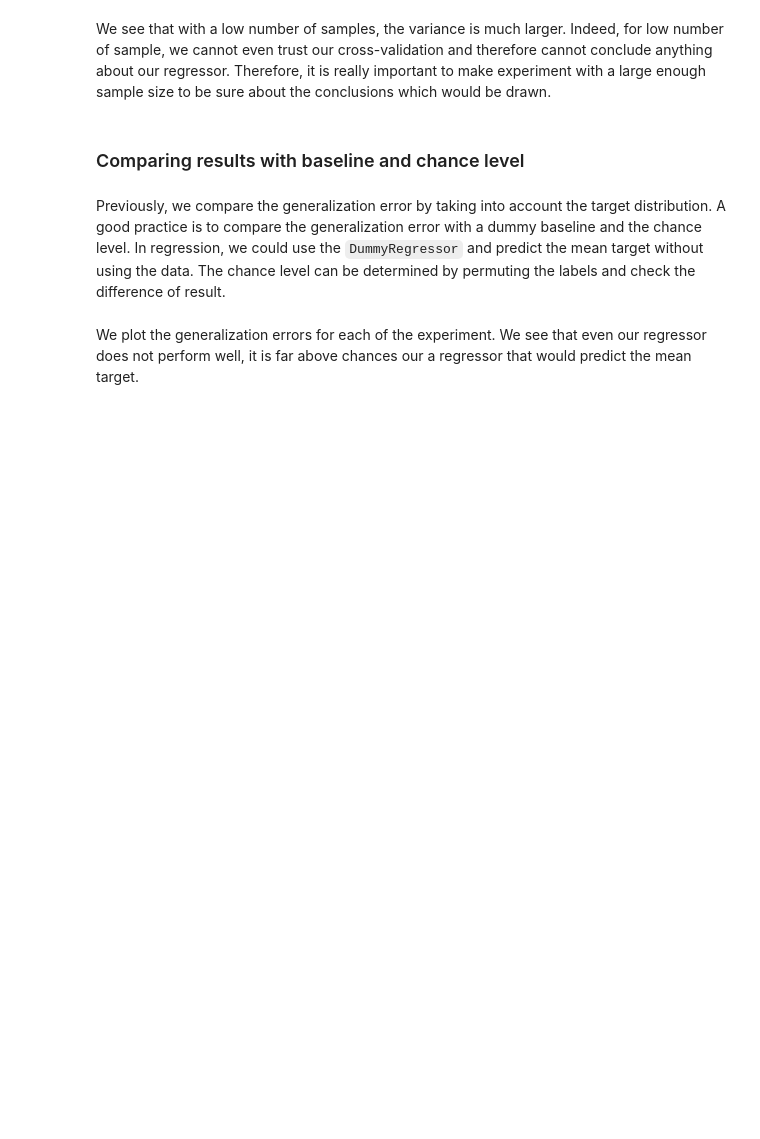
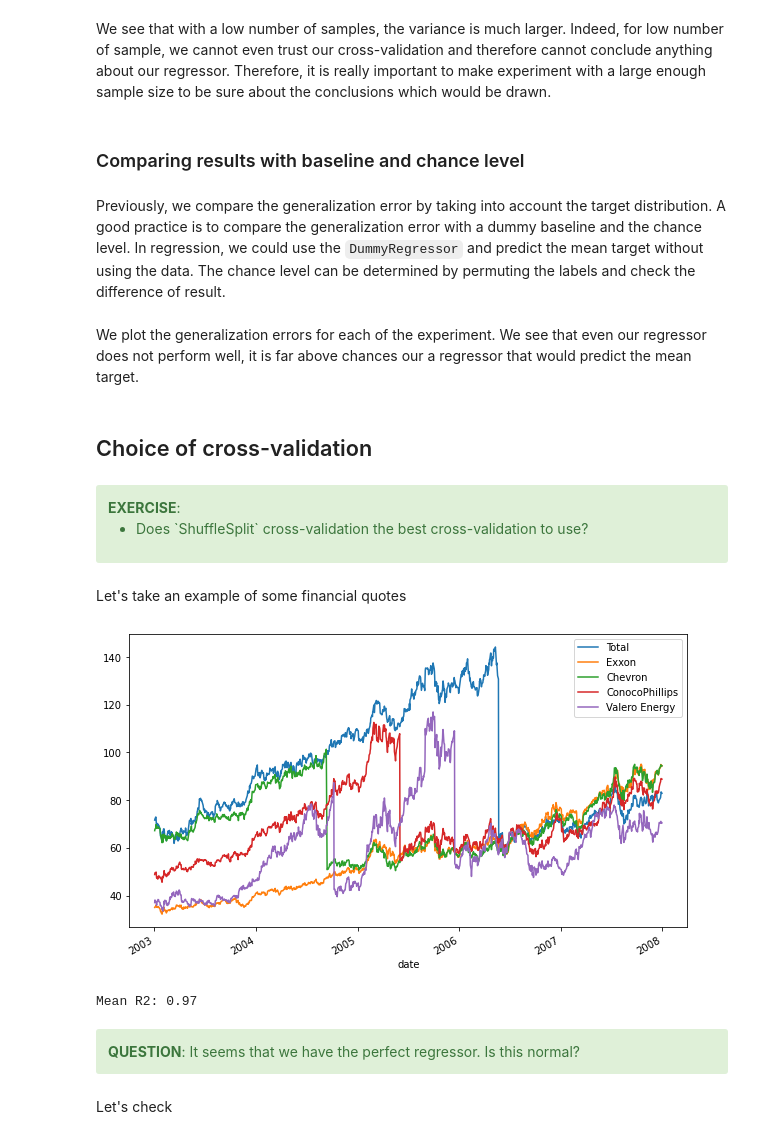
Before and after one commit to glemaitre/datascience_starter_course, a Jupyter notebook: 06_model_evaluation/01_cross_validation_and_metrics.ipynb, the cells around one changed output. Drawn from its saved outputs; the diff is of its cells as text; code cells hidden in the pictures; blank space fills up the shorter version.

Commit message:
MNT add an example for time series

```diff
--- a/06_model_evaluation/01_cross_validation_and_metrics.ipynb
+++ b/06_model_evaluation/01_cross_validation_and_metrics.ipynb
@@ -205,3 +272,38 @@ final_result = pd.concat(
 # %%
 sns.displot(final_result, kind="kde")
 _ = plt.xlabel("Mean absolute error (k$)")
+# %% [markdown]
+## Choice of cross-validation
+# %% [markdown]
+<div class="alert alert-success">
+    <b>EXERCISE</b>:
+     <ul>
+     <li>Does `ShuffleSplit` cross-validation the best cross-validation to use?</li>
+     </ul>
+</div>
+# %% [markdown]
+Let's take an example of some financial quotes
+# %%
+import pandas as pd
+import os
+from urllib.request import urlretrieve
+
+symbols = {'TOT': 'Total', 'XOM': 'Exxon', 'CVX': 'Chevron',
+           'COP': 'ConocoPhillips', 'VLO': 'Valero Energy'}
+
+quotes = pd.DataFrame()
+
+for symbol, name in symbols.items():
+    url = ('https://raw.githubusercontent.com/scikit-learn/examples-data/'
+           'master/financial-data/{}.csv')
+    filename = "{}.csv".format(symbol)
+    if not os.path.exists(filename):
+        urlretrieve(url.format(symbol), filename)
+    this_quote = pd.read_csv(filename)
+    quotes[name] = this_quote['open']
+quotes.index = pd.to_datetime(this_quote['date'])
+# %%
+_, ax = plt.subplots(figsize=(10, 6))
+_ = quotes.plot(ax=ax)
+# %% [output]
+[figure, added]
@@ -207,0 +315,15 @@ _ = plt.xlabel("Mean absolute error (k$)")
+# %%
+cv = ShuffleSplit(n_splits=30)
+result_cv = pd.DataFrame(
+    cross_validate(
+        regressor, X, y, cv=cv,
+    )
+)
+print(f'Mean R2: {result_cv["test_score"].mean():.2f}')
+# %% [output]
+Mean R2: 0.97
+# %% [markdown]
+<div class="alert alert-success">
+    <b>QUESTION</b>:
+     It seems that we have the perfect regressor. Is this normal?
+</div>
@@ -207,0 +332,2 @@ _ = plt.xlabel("Mean absolute error (k$)")
+# %% [markdown]
+Let's check
```
Also changed, not shown: parts of 13 cells of this notebook, 6 other files.
